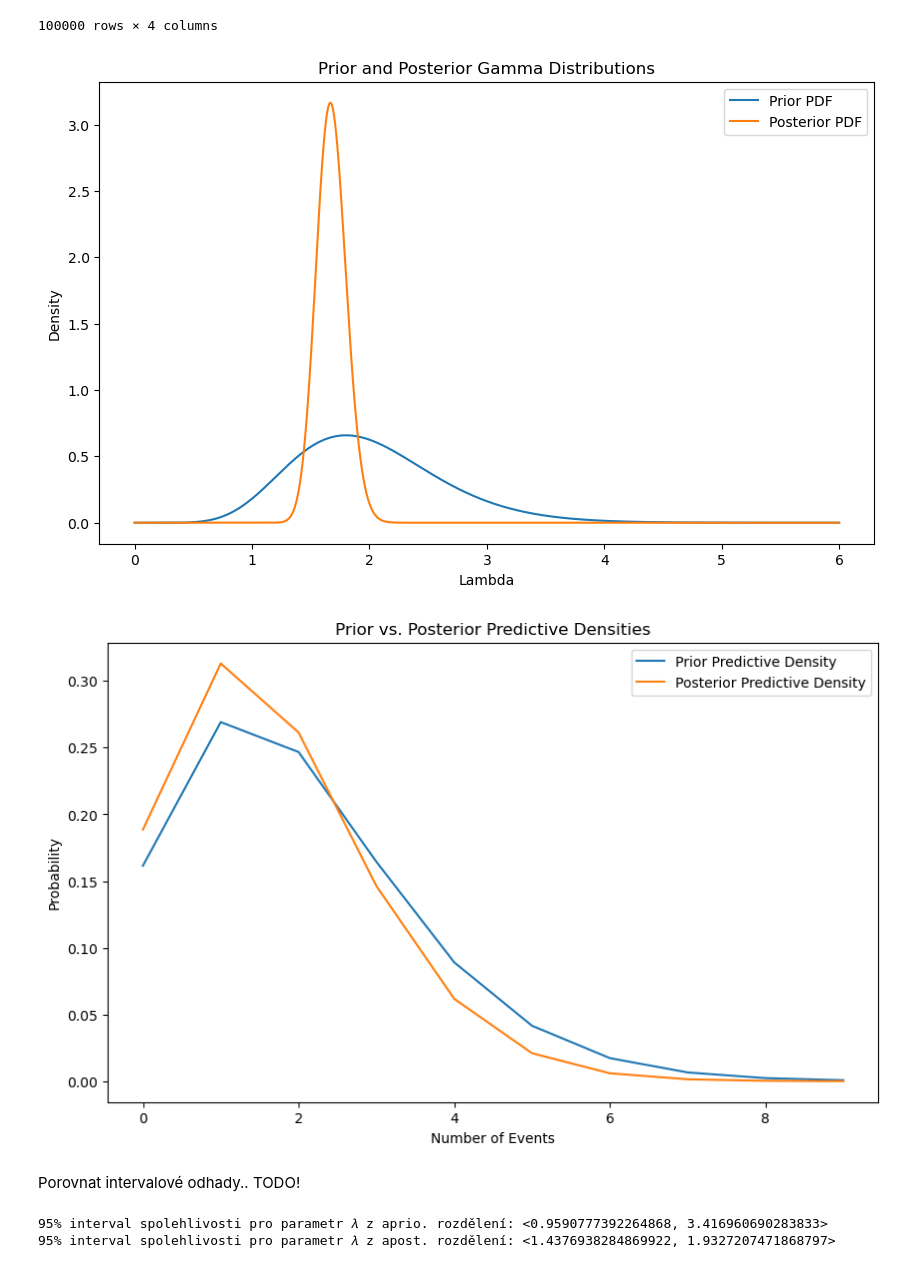
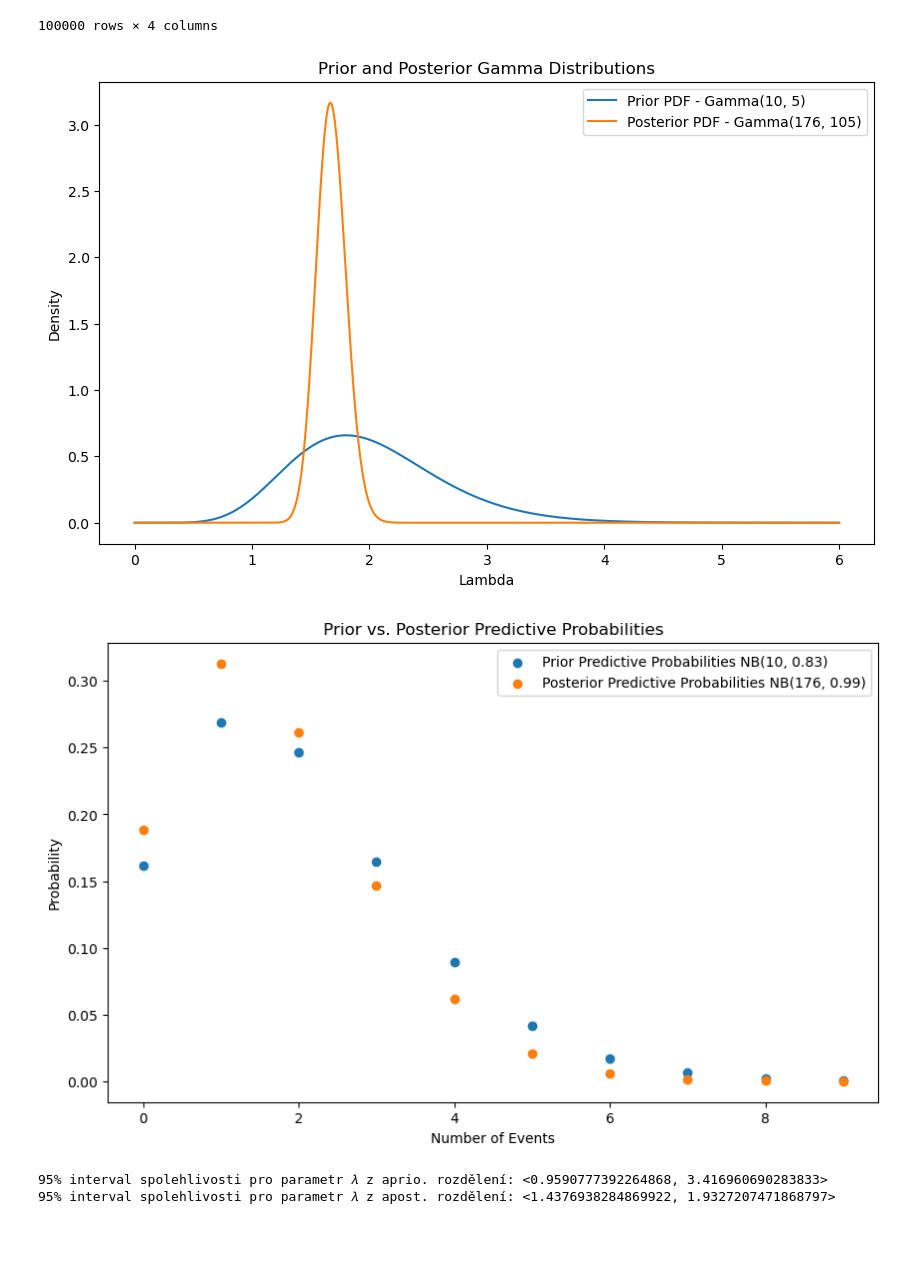
Before and after one commit to LukasFoltyn/msp-2, a Jupyter notebook: Foltyn_MSP_2-projekt.ipynb, the cells around one changed output. Saved outputs shown, nothing was run; the diff lists cells and outputs as text; code cells hidden in the pictures; blank space fills up the shorter version.

Commit message:
odhad pro windows odezvu

```diff
--- a/Foltyn_MSP_2-projekt.ipynb
+++ b/Foltyn_MSP_2-projekt.ipynb
@@ -44,41 +47,40 @@ prior_pdf = stats.gamma.pdf(lambda_values, a=alpha_prior, scale= 1 / beta_prior)
 posterior_pdf = stats.gamma.pdf(lambda_values, a=alpha_posterior, scale= 1 / beta_posterior)
 
 plt.figure(figsize=(10, 6))
-plt.plot(lambda_values, prior_pdf, label='Prior PDF')
-plt.plot(lambda_values, posterior_pdf, label='Posterior PDF')
+plt.plot(lambda_values, prior_pdf, label='Prior PDF - Gamma(10, 5)')
+plt.plot(lambda_values, posterior_pdf, label='Posterior PDF - Gamma(176, 105)')
 plt.title('Prior and Posterior Gamma Distributions')
 plt.xlabel('Lambda')
 plt.ylabel('Density')
 plt.legend()
 plt.show()
 # %% [output]
-[figure, old version]
+[figure, new version]
 # %%
+# parametry pro negativní binomické rozdělení - NB(r, p)
 r_prior = alpha_prior
 r_posterior = alpha_posterior
 p_prior = beta_prior / (beta_prior + 1)
 p_posterior = beta_posterior / (beta_posterior + 1)
 
 padding = 5
 max_connections = subtask_a_data.max()
 
 x_values = np.arange(0, max_connections + padding)
 
 prior_predictive_probs = stats.nbinom.pmf(x_values, r_prior, p_prior)
 posterior_predictive_probs = stats.nbinom.pmf(x_values, r_posterior, p_posterior)
 
 plt.figure(figsize=(10, 6))
-plt.plot(x_values, prior_predictive_probs, label='Prior Predictive Density')
-plt.plot(x_values, posterior_predictive_probs, label='Posterior Predictive Density')
-plt.title('Prior vs. Posterior Predictive Densities')
+plt.scatter(x_values, prior_predictive_probs, label='Prior Predictive Probabilities - NB(10, 0.83)')
+plt.scatter(x_values, posterior_predictive_probs, label='Posterior Predictive Probabilities - NB(176, 0.99)')
+plt.title('Prior vs. Posterior Predictive Probabilities')
 plt.xlabel('Number of Events')
 plt.ylabel('Probability')
 plt.legend()
 plt.show()
 # %% [output]
-[figure, old version]
+[figure, new version]
-# %% [markdown]
-Porovnat intervalové odhady.. TODO!
 # %%
 lower_percentile = 0.025
 upper_percentile = 0.975
```
Also changed, not shown: parts of 21 cells of this notebook.
